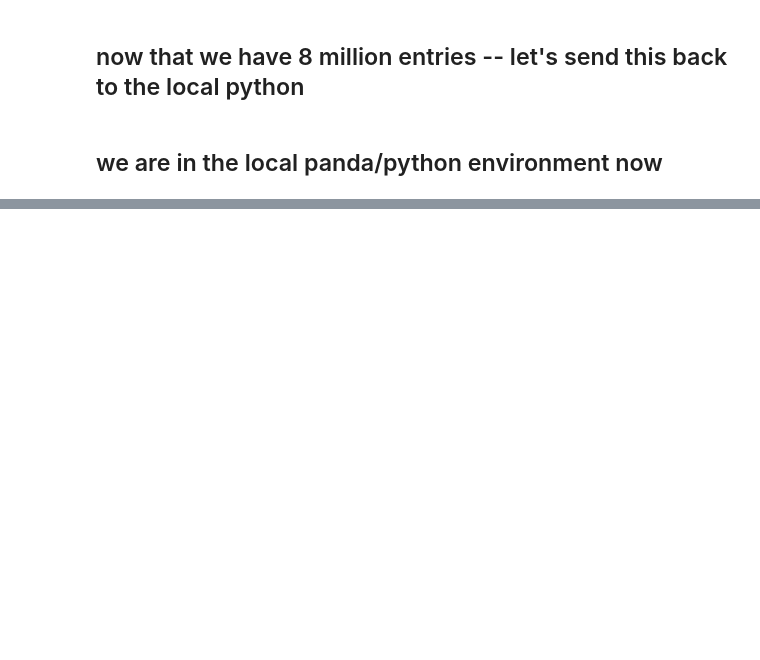
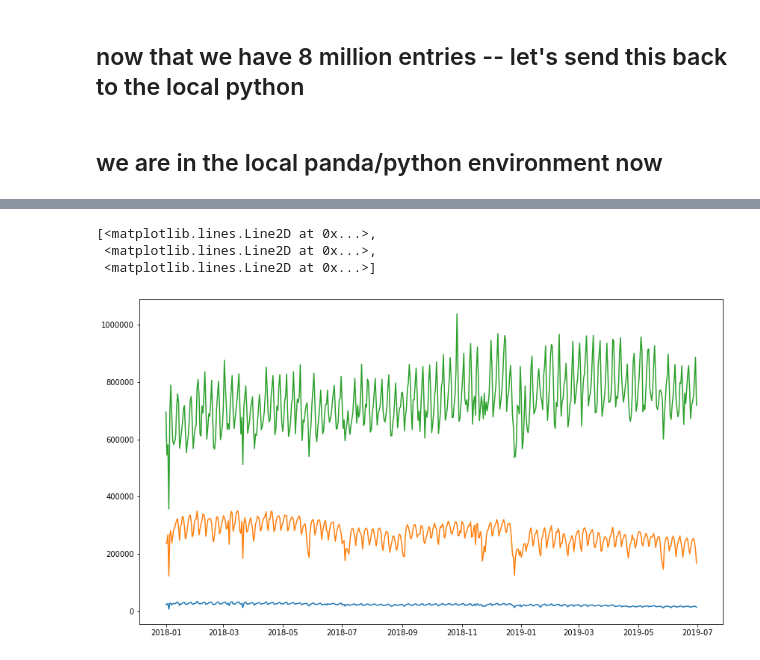
Before and after one commit to bsnively/sagemaker-workshops, a Jupyter notebook: 2019_reinvent/notebooks/GluePySparkMLFeatureEngineering.ipynb, the cells around one changed output, grey strips where cells are left out. Saved outputs shown, nothing was run; the diff lists cells and outputs as text; code cells hidden in the pictures; blank space fills up the shorter version.

```diff
--- a/2019_reinvent/notebooks/GluePySparkMLFeatureEngineering.ipynb
+++ b/2019_reinvent/notebooks/GluePySparkMLFeatureEngineering.ipynb
@@ -180,0 +343,15 @@ dtype: object
+# %%
+%%local
+full_timeseries = time_series_df.join(fhvhv_timeseries_df)
+full_timeseries = full_timeseries.fillna(0)
+full_timeseries['full_fhv'] = full_timeseries['fhv'] + full_timeseries['fhvhv']
+full_timeseries = full_timeseries.drop(['fhv', 'fhvhv'], axis=1)
+# %%
+%%local
+plt.figure(figsize=[14,8]);
+plt.plot(full_timeseries)
+# %% [output]
+[<matplotlib.lines.Line2D at 0x...>,
+ <matplotlib.lines.Line2D at 0x...>,
+ <matplotlib.lines.Line2D at 0x...>]
+[figure, added]
```
Also changed, not shown: parts of 26 cells of this notebook.
